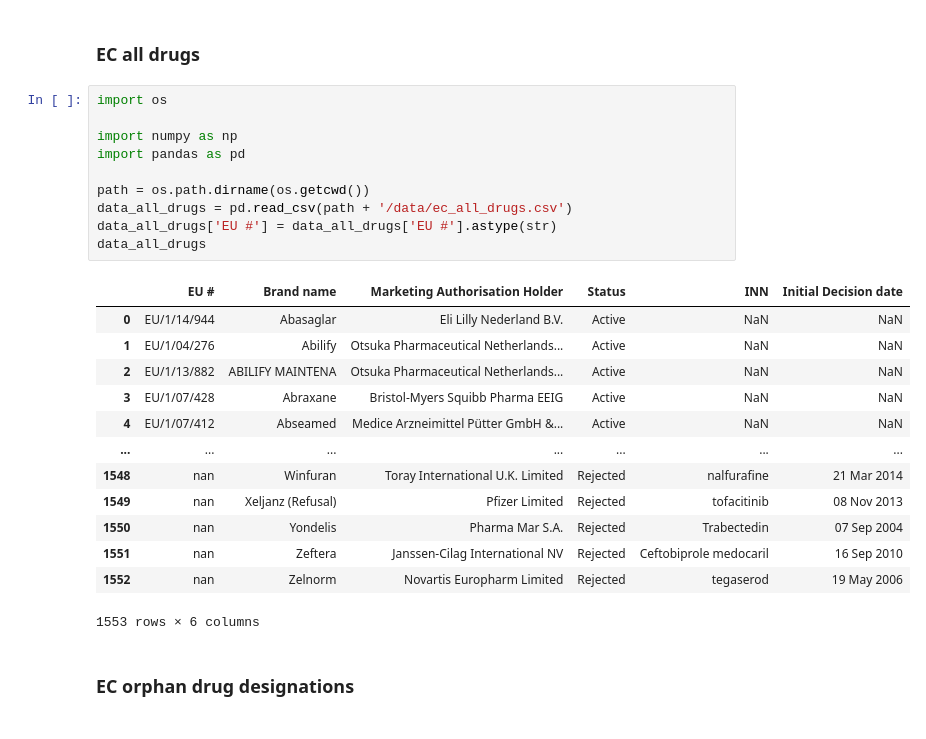
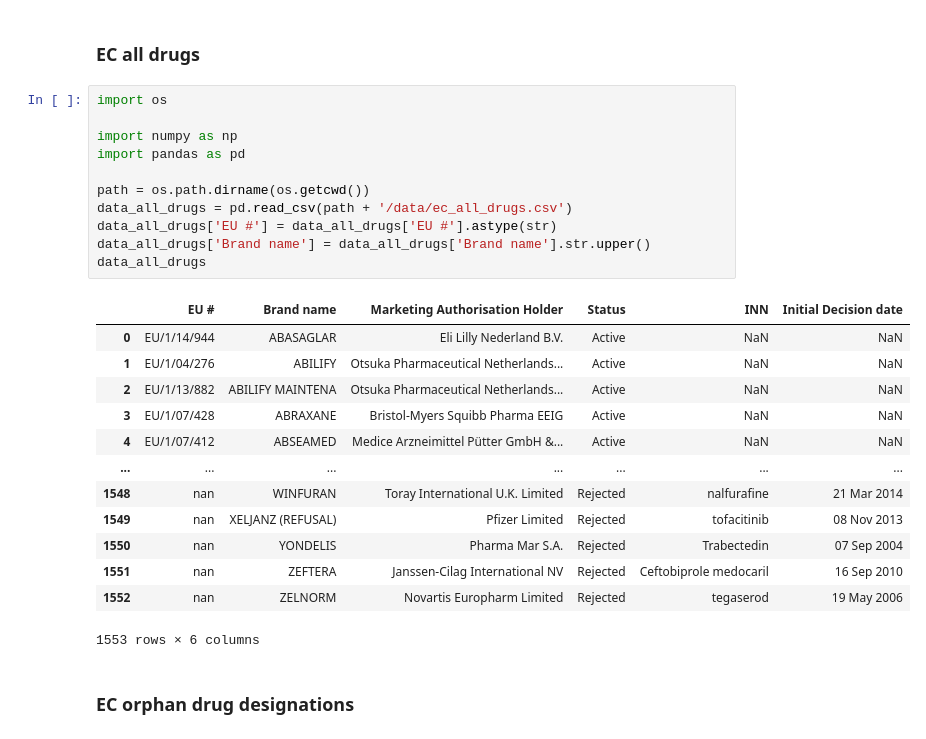
Before and after one commit to DavAug/euod, a Jupyter notebook: analysis/ec_all_drugs.ipynb, the cells around one changed output. Drawn from its saved outputs; the diff is of its cells as text.

```diff
--- a/analysis/ec_all_drugs.ipynb
+++ b/analysis/ec_all_drugs.ipynb
@@ -13,26 +13,27 @@ Source of data:
 # %%
 import os
 
 import numpy as np
 import pandas as pd
 
 path = os.path.dirname(os.getcwd())
 data_all_drugs = pd.read_csv(path + '/data/ec_all_drugs.csv')
 data_all_drugs['EU #'] = data_all_drugs['EU #'].astype(str)
+data_all_drugs['Brand name'] = data_all_drugs['Brand name'].str.upper()
 data_all_drugs
 # %% [output]
 |  | EU # | Brand name | Marketing Authorisation Holder | Status | INN | Initial Decision date |
-| 0 | EU/1/14/944 | Abasaglar | Eli Lilly Nederland B.V. | Active | NaN | NaN |
-| 1 | EU/1/04/276 | Abilify | Otsuka Pharmaceutical Netherlands... | Active | NaN | NaN |
+| 0 | EU/1/14/944 | ABASAGLAR | Eli Lilly Nederland B.V. | Active | NaN | NaN |
+| 1 | EU/1/04/276 | ABILIFY | Otsuka Pharmaceutical Netherlands... | Active | NaN | NaN |
 | 2 | EU/1/13/882 | ABILIFY MAINTENA | Otsuka Pharmaceutical Netherlands... | Active | NaN | NaN |
-| 3 | EU/1/07/428 | Abraxane | Bristol-Myers Squibb Pharma EEIG | Active | NaN | NaN |
-| 4 | EU/1/07/412 | Abseamed | Medice Arzneimittel Pütter GmbH &... | Active | NaN | NaN |
+| 3 | EU/1/07/428 | ABRAXANE | Bristol-Myers Squibb Pharma EEIG | Active | NaN | NaN |
+| 4 | EU/1/07/412 | ABSEAMED | Medice Arzneimittel Pütter GmbH &... | Active | NaN | NaN |
 | ... | ... | ... | ... | ... | ... | ... |
-| 1548 | nan | Winfuran | Toray International U.K. Limited | Rejected | nalfurafine | 21 Mar 2014 |
-| 1549 | nan | Xeljanz (Refusal) | Pfizer Limited | Rejected | tofacitinib | 08 Nov 2013 |
-| 1550 | nan | Yondelis | Pharma Mar S.A. | Rejected | Trabectedin | 07 Sep 2004 |
-| 1551 | nan | Zeftera | Janssen-Cilag International NV | Rejected | Ceftobiprole medocaril | 16 Sep 2010 |
-| 1552 | nan | Zelnorm | Novartis Europharm Limited | Rejected | tegaserod | 19 May 2006 |
+| 1548 | nan | WINFURAN | Toray International U.K. Limited | Rejected | nalfurafine | 21 Mar 2014 |
+| 1549 | nan | XELJANZ (REFUSAL) | Pfizer Limited | Rejected | tofacitinib | 08 Nov 2013 |
+| 1550 | nan | YONDELIS | Pharma Mar S.A. | Rejected | Trabectedin | 07 Sep 2004 |
+| 1551 | nan | ZEFTERA | Janssen-Cilag International NV | Rejected | Ceftobiprole medocaril | 16 Sep 2010 |
+| 1552 | nan | ZELNORM | Novartis Europharm Limited | Rejected | tegaserod | 19 May 2006 |
 1553 rows × 6 columns
 # %% [markdown]
 ### EC orphan drug designations
```
Also changed, not shown: parts of 33 cells of this notebook.
